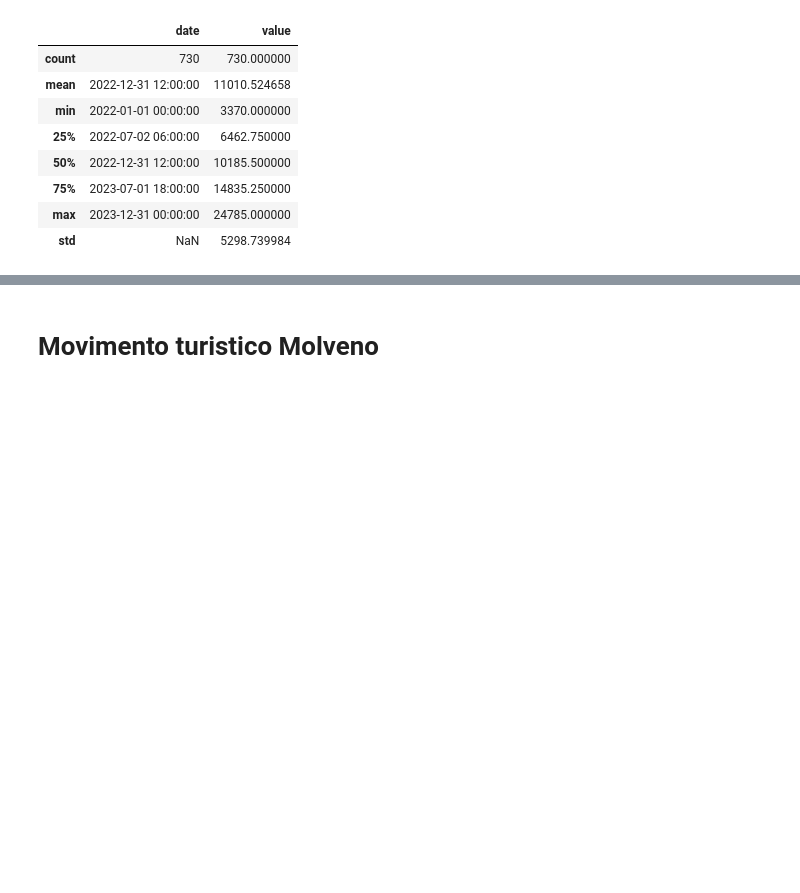
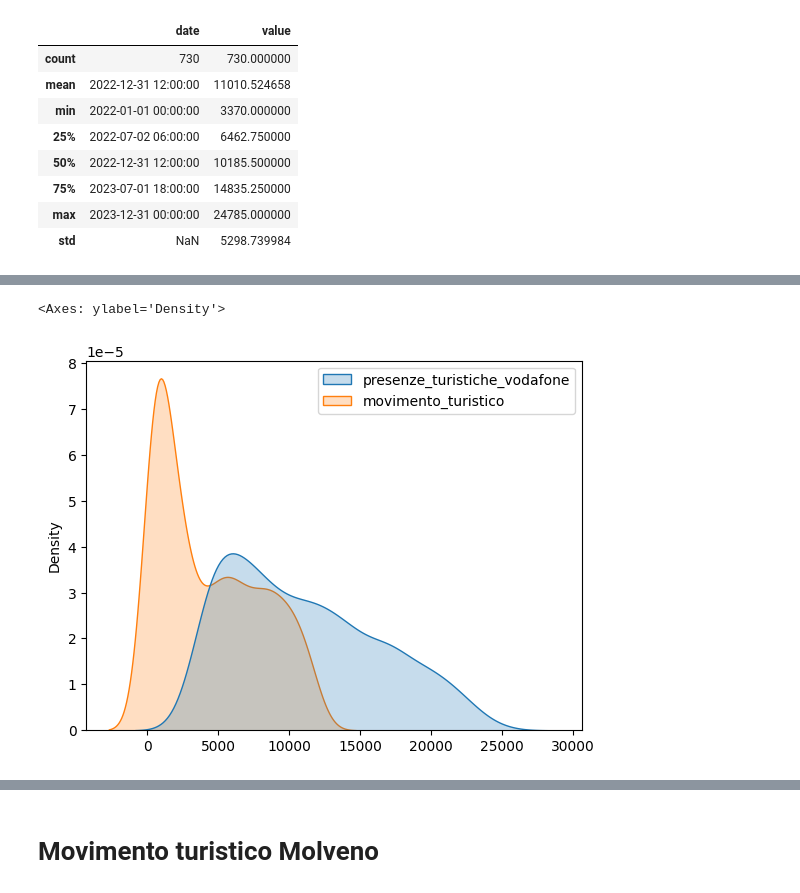
Before and after one commit to tn-aixpa/datiturismo, a Jupyter notebook: experiments/6.1.presence_variable_estimation.ipynb, the cells around one changed output, grey strips where cells are left out. Saved outputs shown, nothing was run; the diff lists cells and outputs as text; code cells hidden in the pictures; blank space fills up the shorter version.

```diff
--- a/experiments/6.1.presence_variable_estimation.ipynb
+++ b/experiments/6.1.presence_variable_estimation.ipynb
@@ -181,0 +143,5 @@ sns.displot(vodafone_apt_tourists, x="value")
+# %%
+sns.kdeplot(data=concat_df[["presenze_turistiche_vodafone", "movimento_turistico"]], fill=True)
+# %% [output]
+<Axes: ylabel='Density'>
+[figure, added]
```
Also changed, not shown: parts of 16 cells of this notebook, 1 other file.
